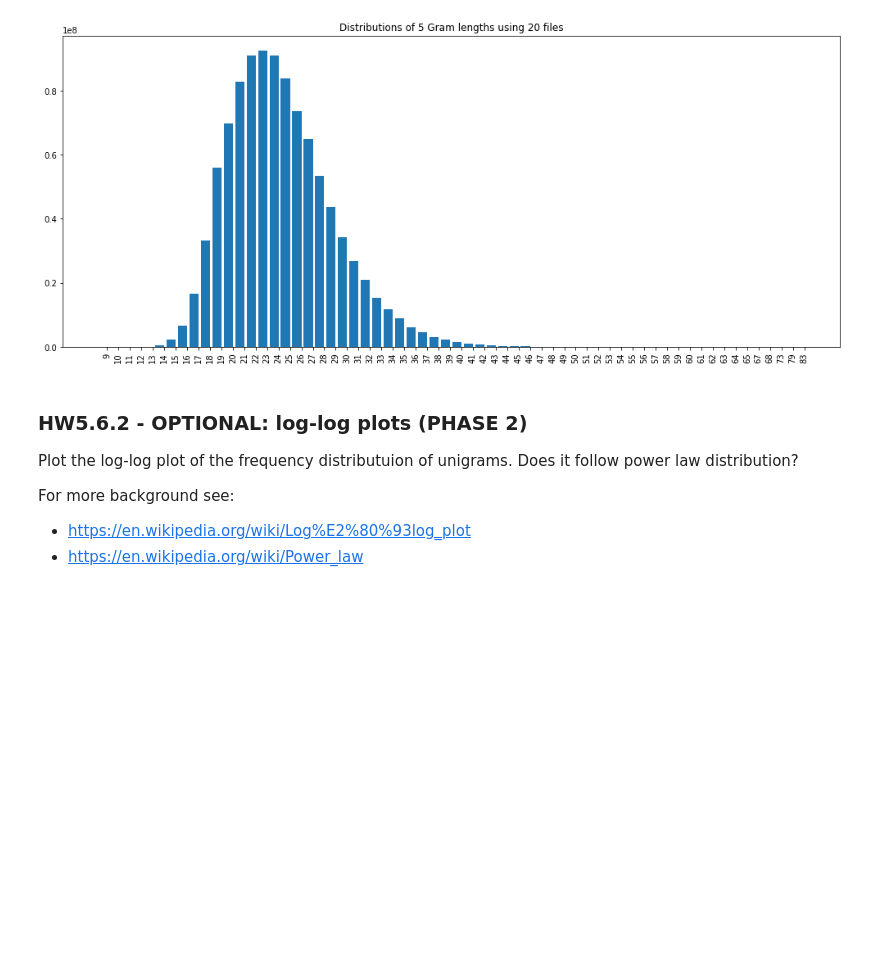
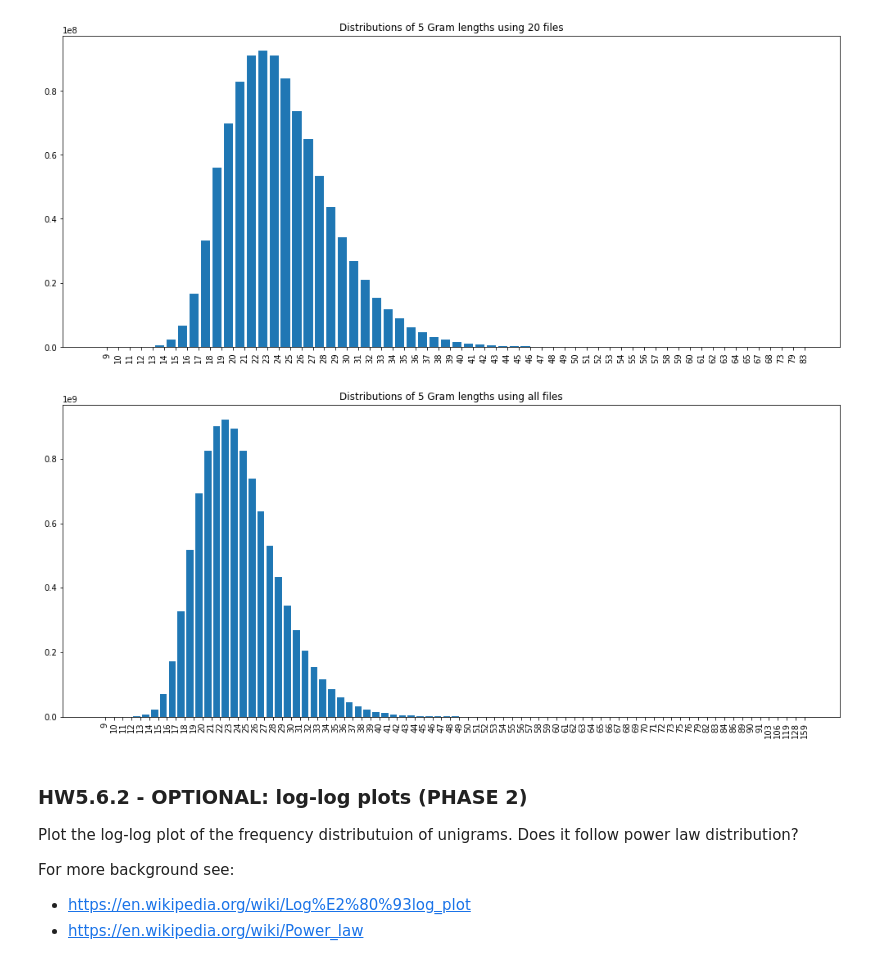
Before and after one commit to stassyvichev/w261_repo, a Jupyter notebook: HW5/MIDS-W261-HW-05-PHASE2-TEMPLATE.ipynb, the cells around one changed output. Saved outputs shown, nothing was run; the diff lists cells and outputs as text; code cells hidden in the pictures; blank space fills up the shorter version.

Commit message:
w5.2 EDA ran on full

```diff
--- a/HW5/MIDS-W261-HW-05-PHASE2-TEMPLATE.ipynb
+++ b/HW5/MIDS-W261-HW-05-PHASE2-TEMPLATE.ipynb
@@ -1168,6 +1212,31 @@ pl.title("Distributions of 5 Gram lengths using 20 files")
 pl.show()
 # %% [output]
 [figure]
+# %%
+%matplotlib inline
+import numpy as np
+import pylab as pl
+
+results_A = []
+for line in open("distributions_full.txt").readlines():
+    line = line.strip()
+    X,Y = line.split("\t")
+    results_A.append([int(X),int(Y)])
+
+items = (np.array(results_A)[::-1].T)
+fig = pl.figure(figsize=(17,7))
+ax = pl.subplot(111)
+width=0.8
+ax.bar(range(len(items[0])), items[1], width=width)
+ax.set_xticks(np.arange(len(items[0])) + width/2)
+ax.set_xticklabels(items[0], rotation=90)
+
+
+
+pl.title("Distributions of 5 Gram lengths using all files")
+pl.show()
+# %% [output]
+[figure, added]
 # %% [markdown]
 ### HW5.6.2 - OPTIONAL: log-log plots (PHASE 2)
 
```
Also changed, not shown: parts of 10 cells of this notebook, 2 other files.
